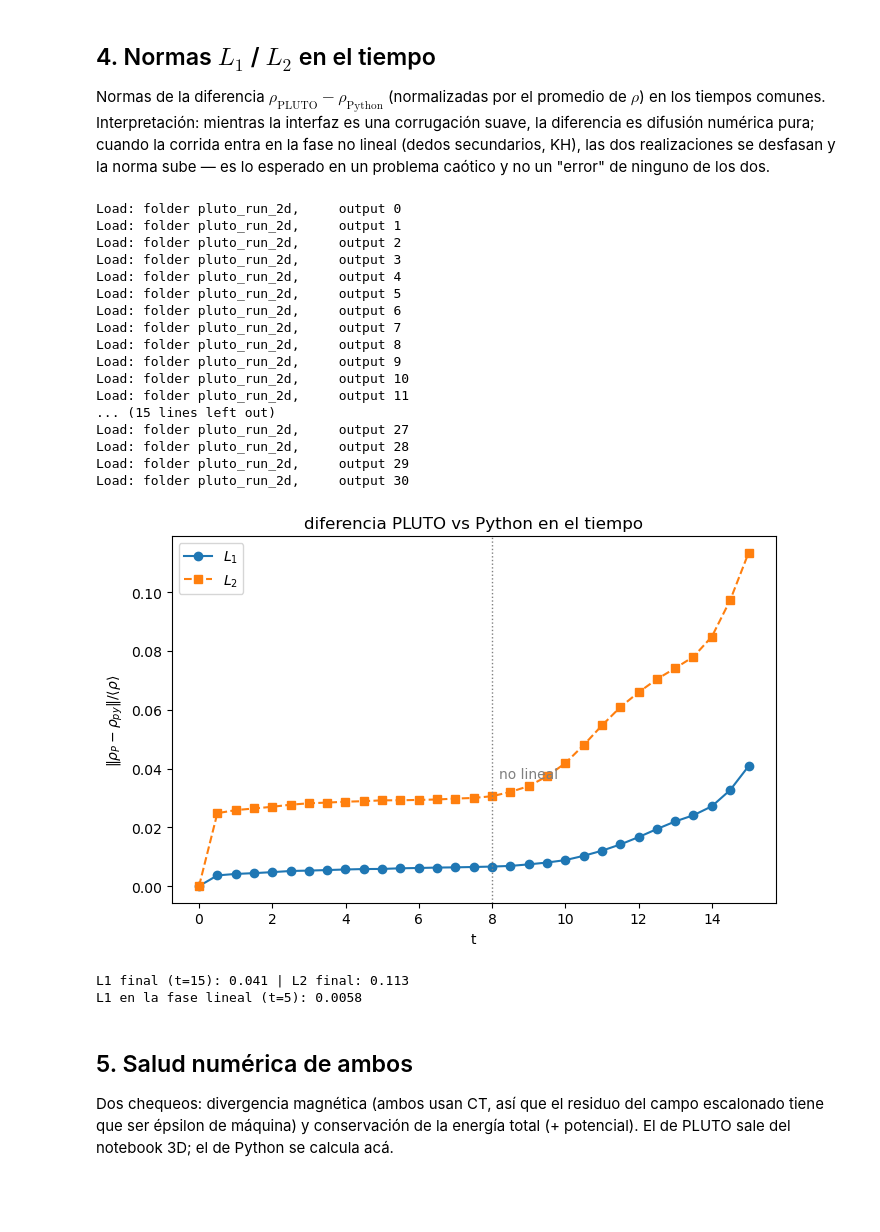
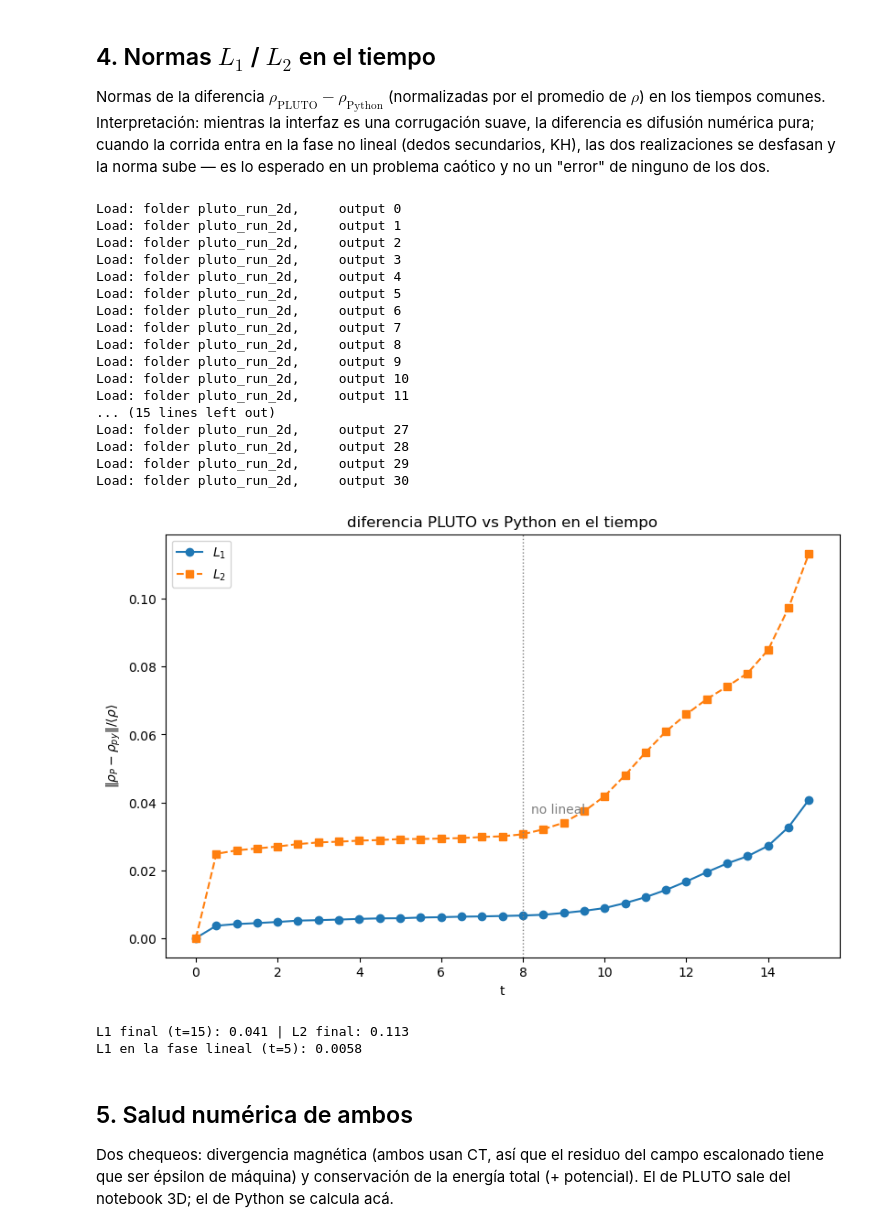
Before and after one commit to Zespinosat/Astrofisica_Computacional_2026-2, a Jupyter notebook: Proyectos/Proyecto_2/Rayleigh_Taylor_MHD/comparacion_pluto_python.ipynb, the cells around one changed output. Saved outputs shown, nothing was run; the diff lists cells and outputs as text; code cells hidden in the pictures; blank space fills up the shorter version.

```diff
--- a/Proyectos/Proyecto_2/Rayleigh_Taylor_MHD/comparacion_pluto_python.ipynb
+++ b/Proyectos/Proyecto_2/Rayleigh_Taylor_MHD/comparacion_pluto_python.ipynb
@@ -230,38 +229,38 @@ for i, (n, t) in enumerate(sal):
     L2.append(np.sqrt(np.mean(d**2)) / np.mean(py["rho"][i]))
     tiempos.append(t)
 
-fig, ax = plt.subplots(figsize=(7, 4.6))
+fig, ax = plt.subplots(figsize=(9.5, 6))
 ax.plot(tiempos, L1, "o-", label=r"$L_1$")
 ax.plot(tiempos, L2, "s--", label=r"$L_2$")
 ax.axvline(8, color="gray", ls=":", lw=1)
 ax.text(8.2, max(L1)*0.9, "no lineal", color="gray")
 ax.set_xlabel("t"); ax.set_ylabel(r"$\|\rho_P-\rho_{py}\|/\langle\rho\rangle$")
 ax.set_title("diferencia PLUTO vs Python en el tiempo")
 ax.legend()
-fig.tight_layout()
+# (sin tight_layout: los axes de los colorbars lo confunden)
 fig.savefig("figs/comp_normas.png", dpi=130)
 plt.show()
 print(f"L1 final (t=15): {L1[-1]:.3f} | L2 final: {L2[-1]:.3f}")
 print(f"L1 en la fase lineal (t=5): {L1[10]:.4f}")
 # %% [output]
 Load: folder pluto_run_2d,     output 0
 Load: folder pluto_run_2d,     output 1
 Load: folder pluto_run_2d,     output 2
 Load: folder pluto_run_2d,     output 3
 Load: folder pluto_run_2d,     output 4
 Load: folder pluto_run_2d,     output 5
 Load: folder pluto_run_2d,     output 6
 Load: folder pluto_run_2d,     output 7
 Load: folder pluto_run_2d,     output 8
 Load: folder pluto_run_2d,     output 9
 Load: folder pluto_run_2d,     output 10
 Load: folder pluto_run_2d,     output 11
 ... (15 lines left out)
 Load: folder pluto_run_2d,     output 27
 Load: folder pluto_run_2d,     output 28
 Load: folder pluto_run_2d,     output 29
 Load: folder pluto_run_2d,     output 30
-[figure, old version]
+[figure, new version]
 L1 final (t=15): 0.041 | L2 final: 0.113
 L1 en la fase lineal (t=5): 0.0058
 # %% [markdown]
```
Also changed, not shown: parts of 3 cells of this notebook, 25 other files.
